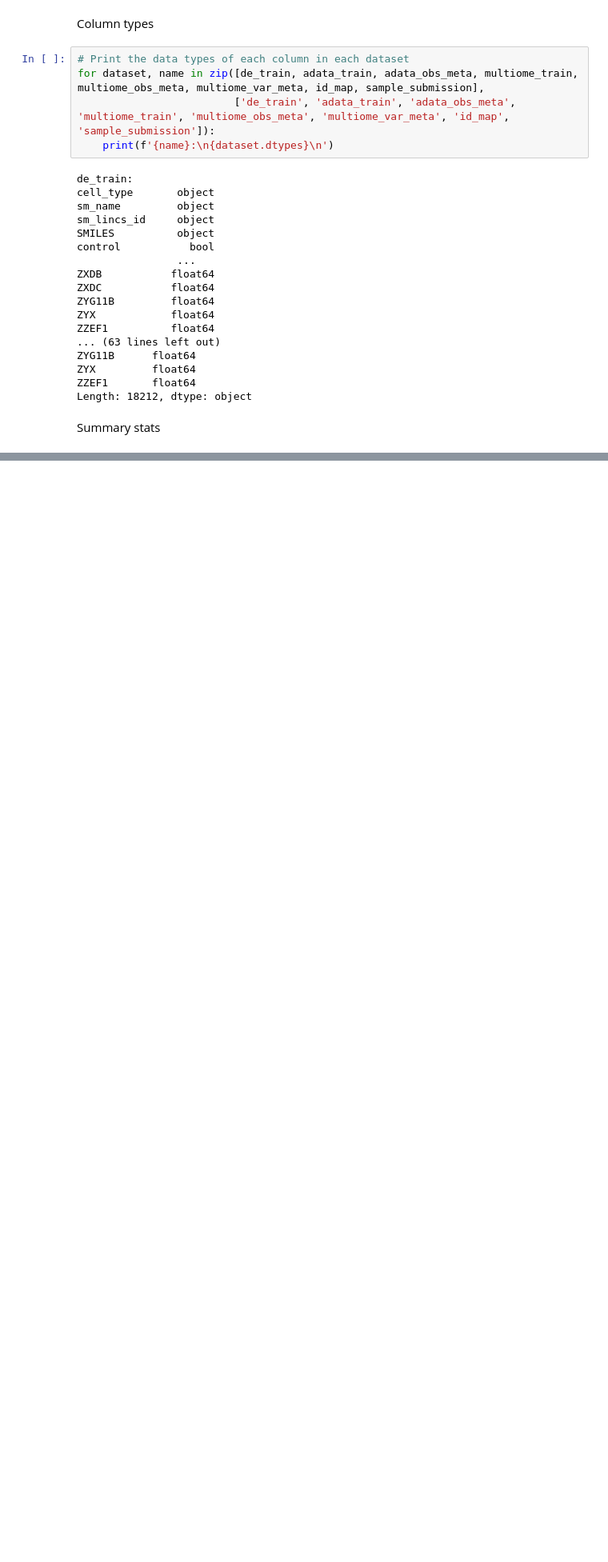
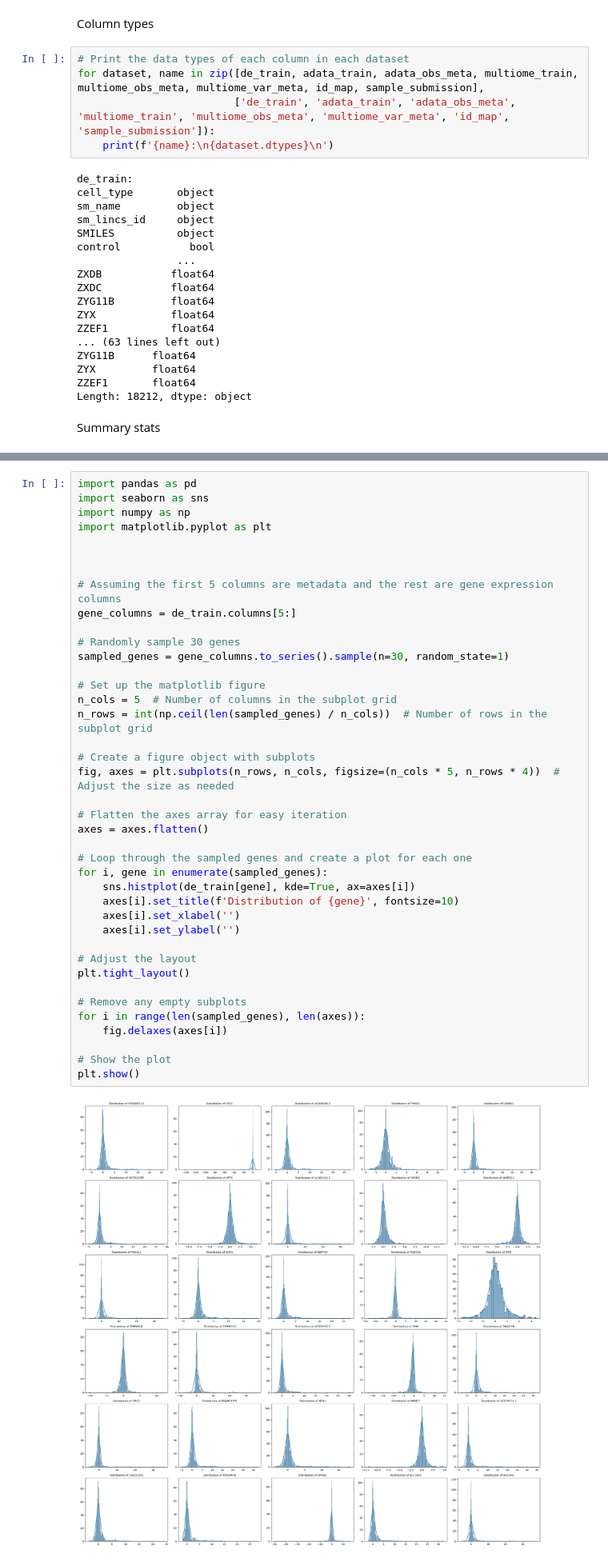
Before and after one commit to F-Sossi/CSS581_Group8_Project_Cell_Pertubations, a Jupyter notebook: Data_exploration.ipynb, the cells around one changed output, grey strips where cells are left out. Shown at 80% size. Saved outputs shown, nothing was run; the diff lists cells and outputs as text; blank space fills up the shorter version.

```diff
--- a/Data_exploration.ipynb
+++ b/Data_exploration.ipynb
@@ -209,0 +211,42 @@ max       0.0    0.0    0.0
+# %%
+import pandas as pd
+import seaborn as sns
+import numpy as np
+import matplotlib.pyplot as plt
+
+
+
+# Assuming the first 5 columns are metadata and the rest are gene expression columns
+gene_columns = de_train.columns[5:]
+
+# Randomly sample 30 genes
+sampled_genes = gene_columns.to_series().sample(n=30, random_state=1)
+
+# Set up the matplotlib figure
+n_cols = 5  # Number of columns in the subplot grid
+n_rows = int(np.ceil(len(sampled_genes) / n_cols))  # Number of rows in the subplot grid
+
+# Create a figure object with subplots
+fig, axes = plt.subplots(n_rows, n_cols, figsize=(n_cols * 5, n_rows * 4))  # Adjust the size as needed
+
+# Flatten the axes array for easy iteration
+axes = axes.flatten()
+
+# Loop through the sampled genes and create a plot for each one
+for i, gene in enumerate(sampled_genes):
+    sns.histplot(de_train[gene], kde=True, ax=axes[i])
+    axes[i].set_title(f'Distribution of {gene}', fontsize=10)
+    axes[i].set_xlabel('')
+    axes[i].set_ylabel('')
+
+# Adjust the layout
+plt.tight_layout()
+
+# Remove any empty subplots
+for i in range(len(sampled_genes), len(axes)):
+    fig.delaxes(axes[i])
+
+# Show the plot
+plt.show()
+# %% [output]
+[figure, added]
```
Also changed, not shown: parts of 9 cells of this notebook, 2 other files.
